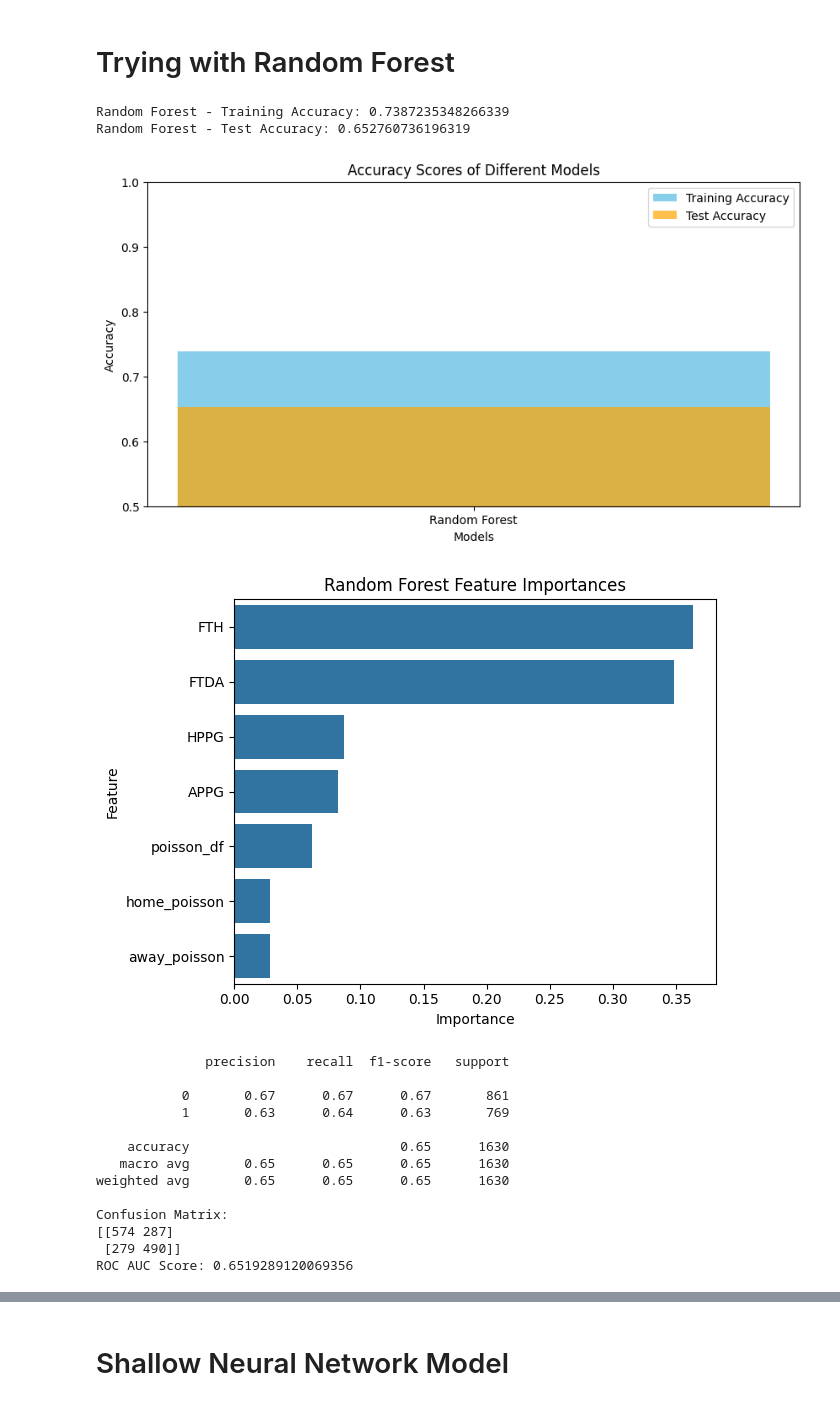
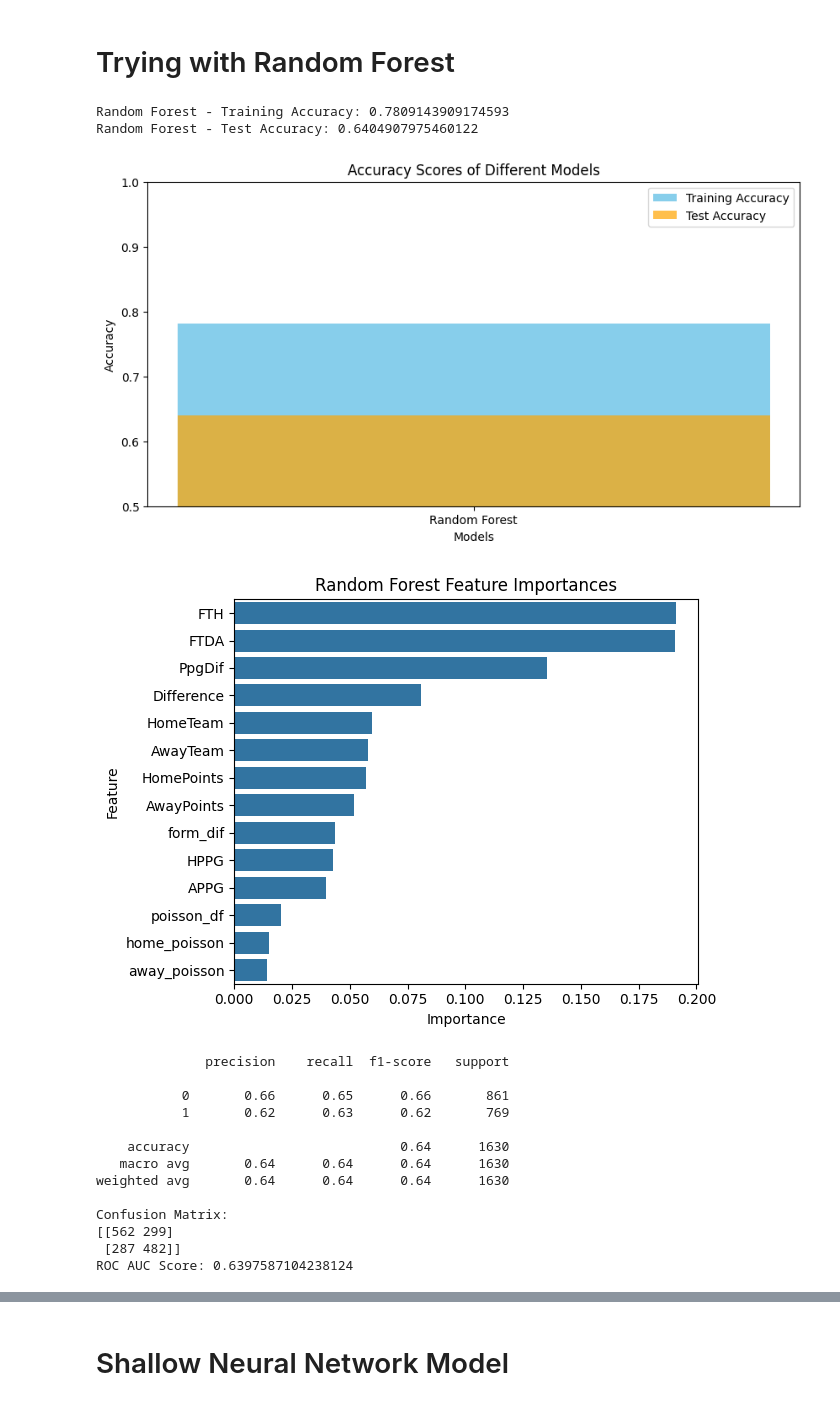
Before and after one commit to musayevf/football_prediction_model, a Jupyter notebook: football_prediction_model.ipynb, the cells around one changed output, grey strips where cells are left out. Drawn from its saved outputs; the diff is of its cells as text; code cells hidden in the pictures.

```diff
--- a/football_prediction_model.ipynb
+++ b/football_prediction_model.ipynb
@@ -82,6 +83,7 @@ df['away_xg'] = df['away_attack'] * df['home_defence'] * df['league_away_goals']
 df['xg_dif'] = df['home_xg'] - df['away_xg']
 
 df.dropna(inplace = True)
+df = df.reset_index(drop = True)
 
 df['home_poisson'] = df['home_xg'].apply(lambda lmbda: np.nanargmax(
     [poisson.pmf(k, lmbda) for k in range(int(lmbda * 2))])
@@ -93,11 +95,14 @@ df['away_poisson'] = df['away_xg'].apply(lambda lmbda: np.nanargmax(
 
 df['poisson_df'] = df['home_poisson'] - df['away_poisson']
 df['FTRT'] = [1 if x == 'H' else 0 for x in df['FTR']]
+df['form_dif'] = df['HPPG'] - df['APPG']
 
 #Removing unnessary columns
 df.drop(['Date', 'FTHG', 'FTAG', 'B365H', 'B365D', 'B365A', 'HPTS', 'APTS', 'FTHGS', 'FTHGC', 'FTAGS', 'FTAGC',
             'FTD', 'FTA', 'league_home_goals', 'league_away_goals', 'home_attack', 'home_defence',
-            'away_attack', 'away_defence', 'home_xg', 'away_xg', 'xg_dif', 'FTR'], axis = 1, inplace = True)
+            'away_attack', 'away_defence', 'home_xg', 'away_xg', 'xg_dif'], axis = 1, inplace = True)
+
+
 
 df[df['HomeTeam'] == 'Everton'].head(7)
 # %% [output]
@@ -111,0 +181,19 @@ df[df['HomeTeam'] == 'Everton'].head(7)
+# %%
+# Create a dictionary mapping team names to their indices
+team_indices = {team: index + 1 for index, team in enumerate(table['Teams'])}
+
+# Create a dictionary mapping team names to points
+team_points_dict = table.set_index('Teams')['PPG'].to_dict()
+
+# Map points to home team in df_matches
+df['HomePoints'] = df['HomeTeam'].map(team_points_dict)
+df['AwayPoints'] = df['AwayTeam'].map(team_points_dict)
+
+# Replace 'home' and 'away' team names with their indices from df2
+df['HomeTeam'] = df['HomeTeam'].map(team_indices)
+df['AwayTeam'] = df['AwayTeam'].map(team_indices)
+
+df['Difference'] = df['AwayTeam'] - df['HomeTeam']
+df['PpgDif'] = df['HomePoints'] - df['AwayPoints']
+
+df.tail(10)
@@ -113,7 +213,7 @@ df[df['HomeTeam'] == 'Everton'].head(7)
 # Trying with Random Forest
 # %%
 # Split the data into training and testing sets
-X = df.drop(columns=['HomeTeam', 'AwayTeam', 'FTRT'], axis = 1)  # Features
+X = df.drop(columns=['FTRT', 'FTR'], axis = 1)  # Features
 y = df['FTRT']  # Target variable
 
 X_train, X_test, y_train, y_test = train_test_split(X, y, test_size = 0.2, random_state=42)
@@ -146,47 +246,47 @@ plt.figure(figsize=(10, 5))
 plt.bar(models, train_accuracies, color='skyblue', label='Training Accuracy')
 plt.bar(models, test_accuracies, color='orange', alpha=0.7, label='Test Accuracy')
 plt.title('Accuracy Scores of Different Models')
 plt.xlabel('Models')
 plt.ylabel('Accuracy')
 plt.ylim(0.5, 1)
 plt.legend()
 plt.show()
 
 # Visualize feature importances
 rf_feature_importances_df = pd.DataFrame({'Feature': X.columns, 'Importance': rf_feature_importances})
 
 sns.barplot(x='Importance', y='Feature', data=rf_feature_importances_df.sort_values(by='Importance', ascending=False))
 plt.title('Random Forest Feature Importances')
 
 plt.tight_layout()
 plt.show()
 
 # Print classification report
 print(classification_report(y_test, rf_test_preds))
 
 # Calculate and print confusion matrix
 conf_matrix = confusion_matrix(y_test, rf_test_preds)
 print("Confusion Matrix:")
 print(conf_matrix)
 
 # Calculate ROC AUC score
 roc_auc = roc_auc_score(y_test, rf_test_preds)
 print("ROC AUC Score:", roc_auc)
 # %% [output]
-Random Forest - Training Accuracy: 0.7387235348266339
-Random Forest - Test Accuracy: 0.652760736196319
+Random Forest - Training Accuracy: 0.7809143909174593
+Random Forest - Test Accuracy: 0.6404907975460122
-[figure, old version]
+[figure, new version]
-[figure, old version]
+[figure, new version]
               precision    recall  f1-score   support
 
-           0       0.67      0.67      0.67       861
-           1       0.63      0.64      0.63       769
+           0       0.66      0.65      0.66       861
+           1       0.62      0.63      0.62       769
 
-    accuracy                           0.65      1630
-   macro avg       0.65      0.65      0.65      1630
-weighted avg       0.65      0.65      0.65      1630
+    accuracy                           0.64      1630
+   macro avg       0.64      0.64      0.64      1630
+weighted avg       0.64      0.64      0.64      1630
 
 Confusion Matrix:
-[[574 287]
- [279 490]]
-ROC AUC Score: 0.6519289120069356
+[[562 299]
+ [287 482]]
+ROC AUC Score: 0.6397587104238124
```
Also changed, not shown: parts of 11 cells of this notebook, 2 other files.
